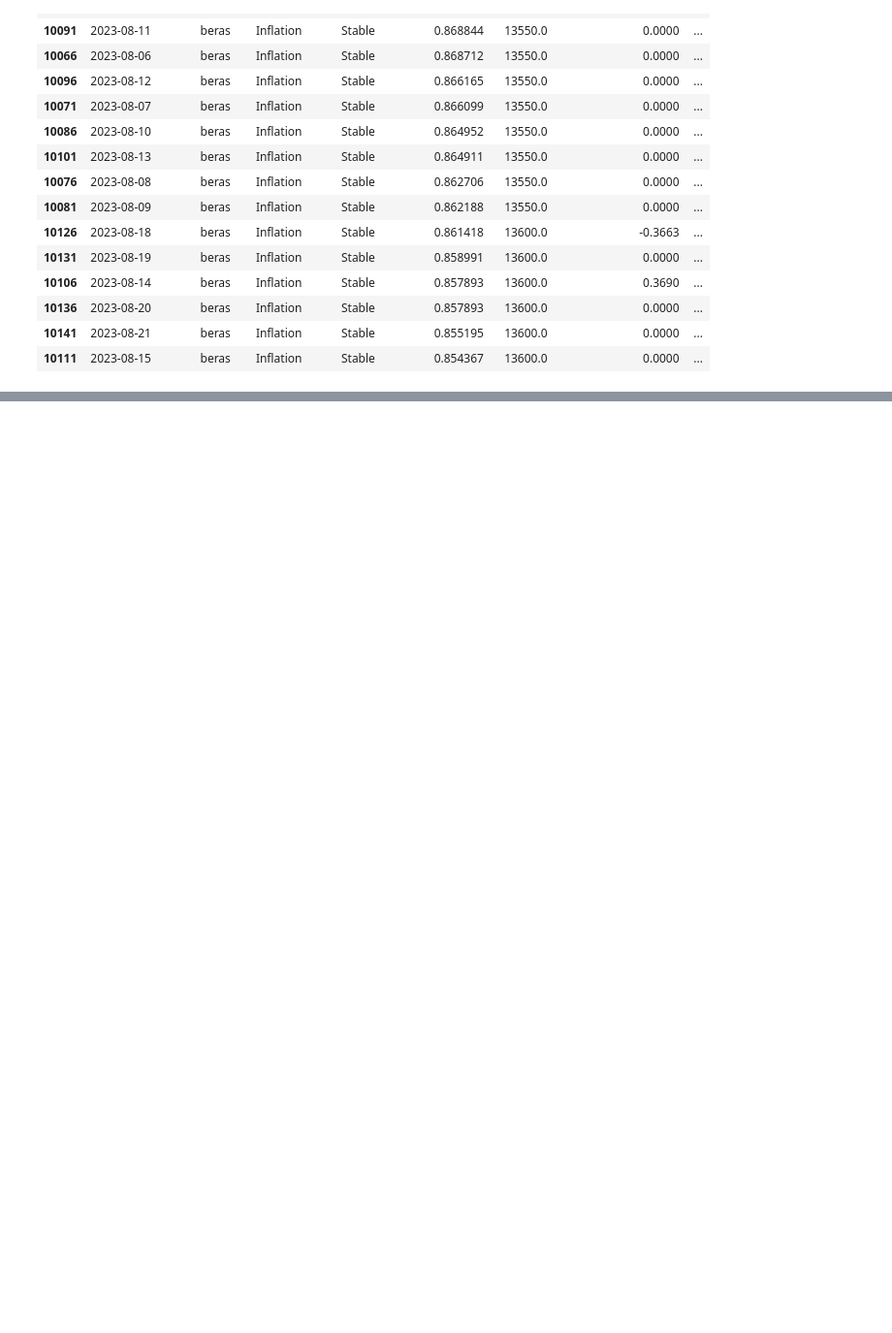
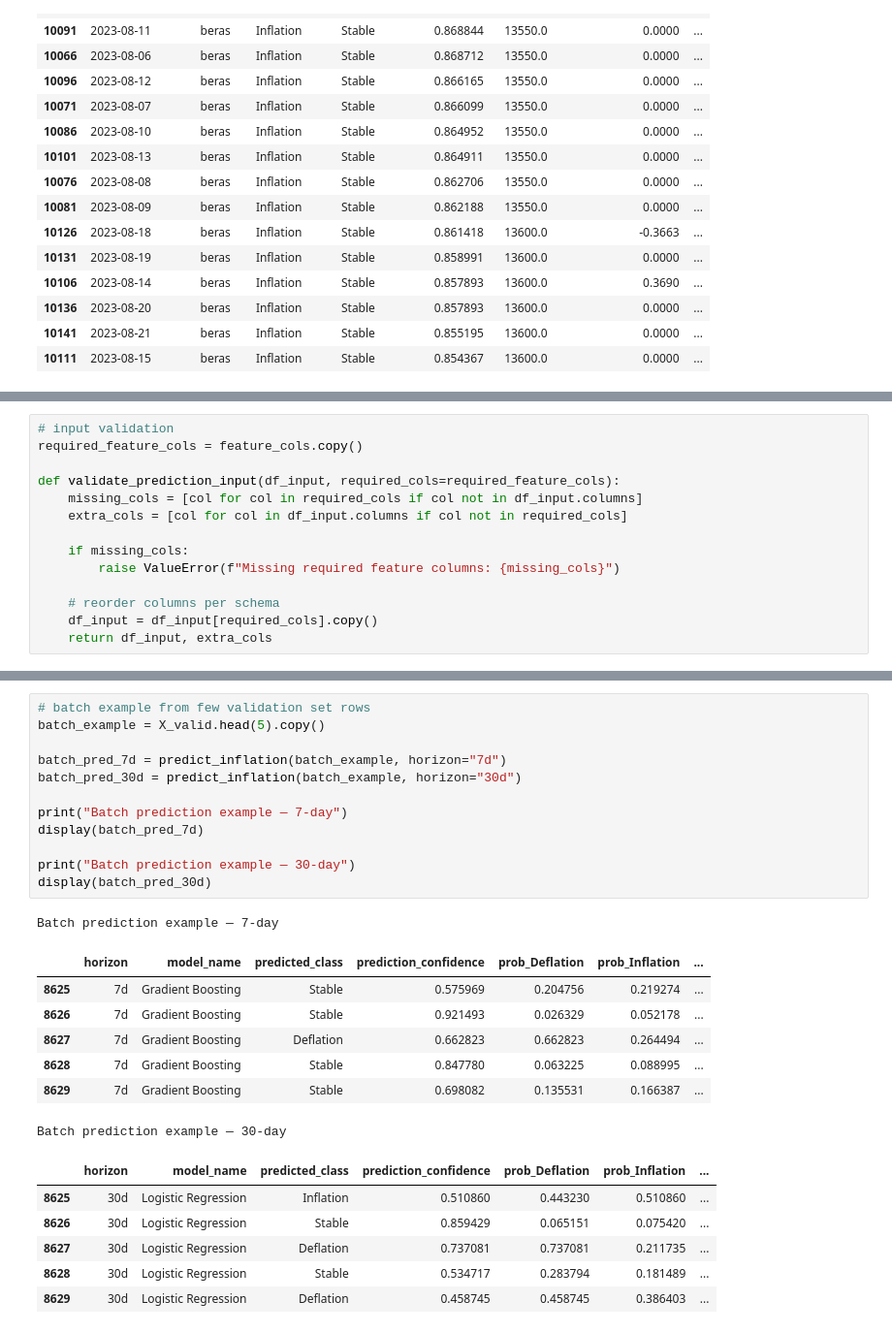
Before and after one commit to Cara-Notte/Mercatorie, a Jupyter notebook: notebooks/ml_notebook.ipynb, the cells around one changed output, grey strips where cells are left out. Shown at 97% size. Drawn from its saved outputs; the diff is of its cells as text; blank space fills up the shorter version.

Commit message:
prediction system

```diff
--- a/notebooks/ml_notebook.ipynb
+++ b/notebooks/ml_notebook.ipynb
@@ -2556,0 +2590,14 @@ Top 15 high-confidence wrong predictions — 30-day v2
+# %%
+# input validation
+required_feature_cols = feature_cols.copy()
+
+def validate_prediction_input(df_input, required_cols=required_feature_cols):
+    missing_cols = [col for col in required_cols if col not in df_input.columns]
+    extra_cols = [col for col in df_input.columns if col not in required_cols]
+
+    if missing_cols:
+        raise ValueError(f"Missing required feature columns: {missing_cols}")
+
+    # reorder columns per schema
+    df_input = df_input[required_cols].copy()
+    return df_input, extra_cols
@@ -2556,0 +2682,27 @@ Top 15 high-confidence wrong predictions — 30-day v2
+# %%
+# batch example from few validation set rows
+batch_example = X_valid.head(5).copy()
+
+batch_pred_7d = predict_inflation(batch_example, horizon="7d")
+batch_pred_30d = predict_inflation(batch_example, horizon="30d")
+
+print("Batch prediction example — 7-day")
+display(batch_pred_7d)
+
+print("Batch prediction example — 30-day")
+display(batch_pred_30d)
+# %% [output]
+Batch prediction example — 7-day
+|  | horizon | model_name | predicted_class | prediction_confidence | prob_Deflation | prob_Inflation | ... |
+| 8625 | 7d | Gradient Boosting | Stable | 0.575969 | 0.204756 | 0.219274 | ... |
+| 8626 | 7d | Gradient Boosting | Stable | 0.921493 | 0.026329 | 0.052178 | ... |
+| 8627 | 7d | Gradient Boosting | Deflation | 0.662823 | 0.662823 | 0.264494 | ... |
+| 8628 | 7d | Gradient Boosting | Stable | 0.847780 | 0.063225 | 0.088995 | ... |
+| 8629 | 7d | Gradient Boosting | Stable | 0.698082 | 0.135531 | 0.166387 | ... |
+Batch prediction example — 30-day
+|  | horizon | model_name | predicted_class | prediction_confidence | prob_Deflation | prob_Inflation | ... |
+| 8625 | 30d | Logistic Regression | Inflation | 0.510860 | 0.443230 | 0.510860 | ... |
+| 8626 | 30d | Logistic Regression | Stable | 0.859429 | 0.065151 | 0.075420 | ... |
+| 8627 | 30d | Logistic Regression | Deflation | 0.737081 | 0.737081 | 0.211735 | ... |
+| 8628 | 30d | Logistic Regression | Stable | 0.534717 | 0.283794 | 0.181489 | ... |
+| 8629 | 30d | Logistic Regression | Deflation | 0.458745 | 0.458745 | 0.386403 | ... |
```
Also changed, not shown: parts of 6 cells of this notebook.
